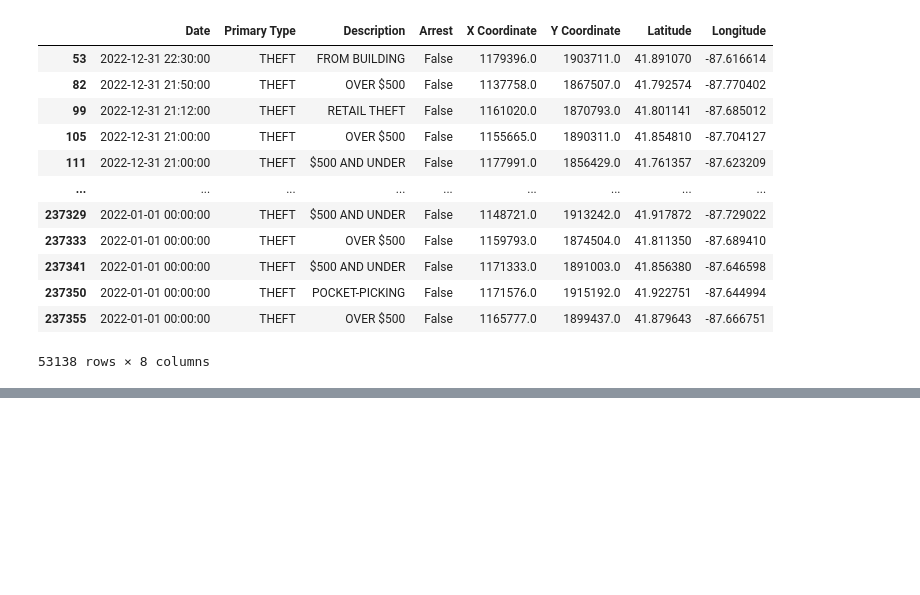
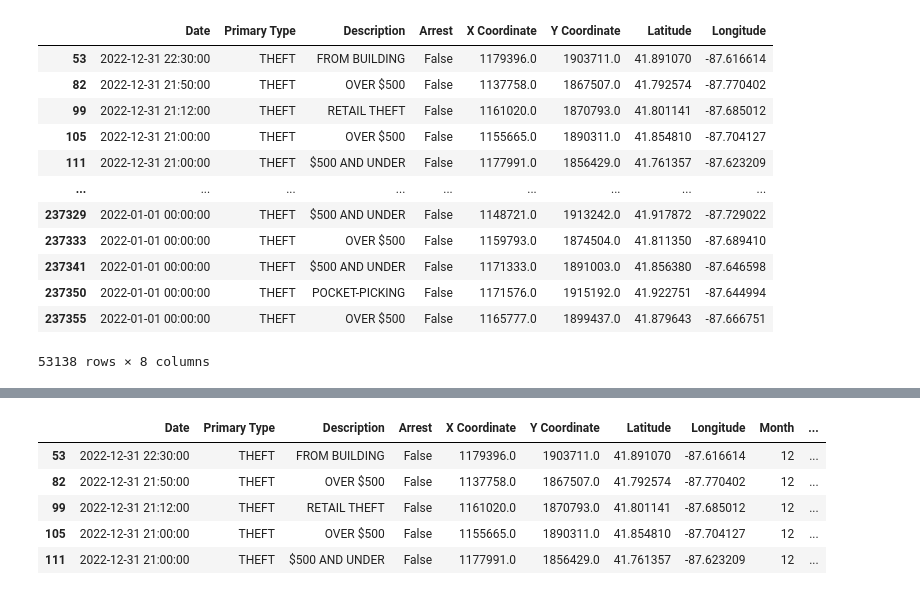
Before and after one commit to AlinZohari/STDM, a Jupyter notebook: chicago.ipynb, the cells around one changed output, grey strips where cells are left out. Saved outputs shown, nothing was run; the diff lists cells and outputs as text; code cells hidden in the pictures; blank space fills up the shorter version.

```diff
--- a/chicago.ipynb
+++ b/chicago.ipynb
@@ -211,0 +261,9 @@ Plotting theft by the months
+# %%
+theft.head()
+# %% [output]
+|  | Date | Primary Type | Description | Arrest | X Coordinate | Y Coordinate | Latitude | Longitude | Month | ... |
+| 53 | 2022-12-31 22:30:00 | THEFT | FROM BUILDING | False | 1179396.0 | 1903711.0 | 41.891070 | -87.616614 | 12 | ... |
+| 82 | 2022-12-31 21:50:00 | THEFT | OVER $500 | False | 1137758.0 | 1867507.0 | 41.792574 | -87.770402 | 12 | ... |
+| 99 | 2022-12-31 21:12:00 | THEFT | RETAIL THEFT | False | 1161020.0 | 1870793.0 | 41.801141 | -87.685012 | 12 | ... |
+| 105 | 2022-12-31 21:00:00 | THEFT | OVER $500 | False | 1155665.0 | 1890311.0 | 41.854810 | -87.704127 | 12 | ... |
+| 111 | 2022-12-31 21:00:00 | THEFT | $500 AND UNDER | False | 1177991.0 | 1856429.0 | 41.761357 | -87.623209 | 12 | ... |
```
Also changed, not shown: parts of 21 cells of this notebook, 4 other files.
